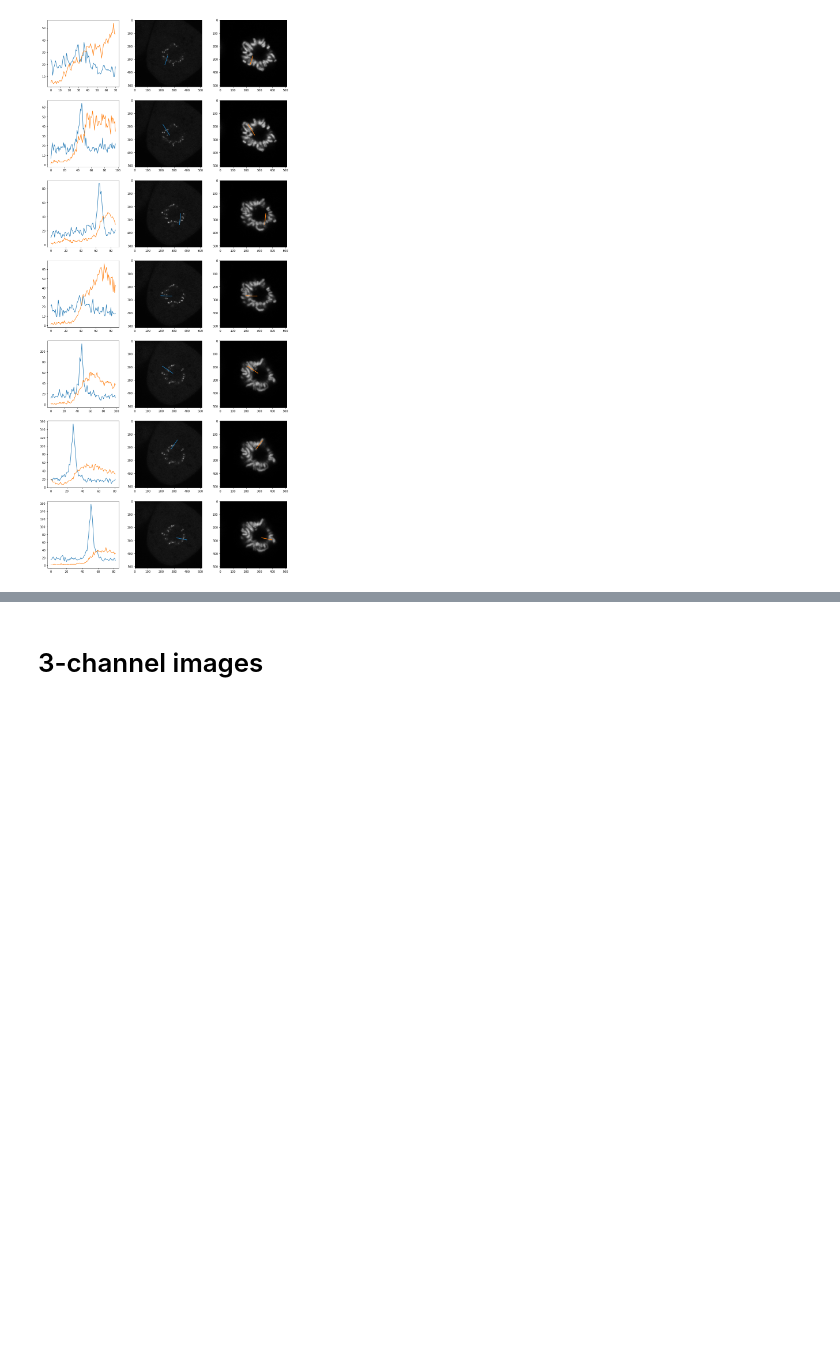
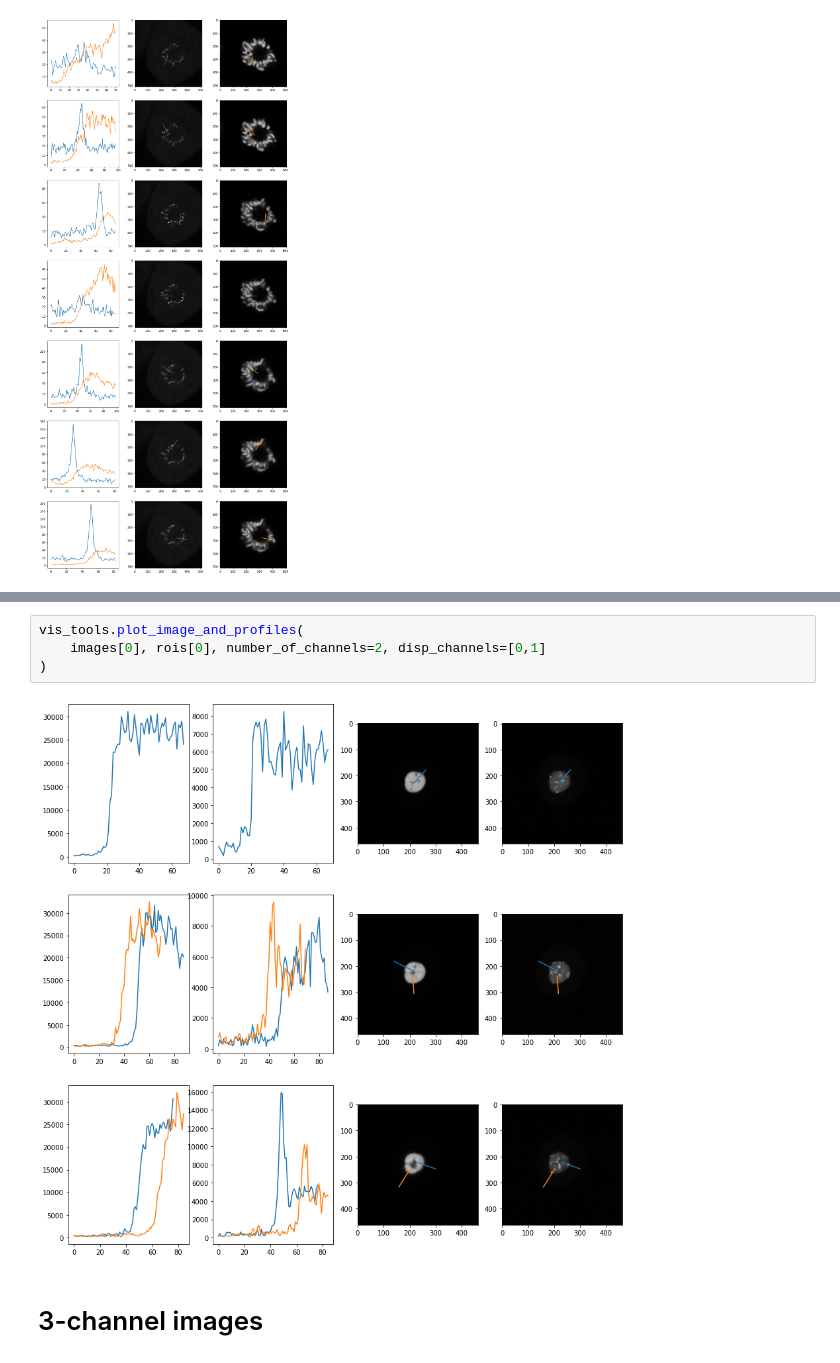
Before and after one commit to cchlanger/linescan_tool, a Jupyter notebook: test_vis.ipynb, the cells around one changed output, grey strips where cells are left out. Saved outputs shown, nothing was run; the diff lists cells and outputs as text; blank space fills up the shorter version.

```diff
--- a/test_vis.ipynb
+++ b/test_vis.ipynb
@@ -54,3 +92,9 @@ WARNING:tifffile.tifffile:TiffPage 0: TypeError: read_bytes() missing 3 required
+# %%
+vis_tools.plot_image_and_profiles(
+    images[0], rois[0], number_of_channels=2, disp_channels=[0,1]
+)
+# %% [output]
+[figure, added]
 # %% [markdown]
 # 3-channel images
 # %%
```
Also changed, not shown: parts of 13 cells of this notebook.
